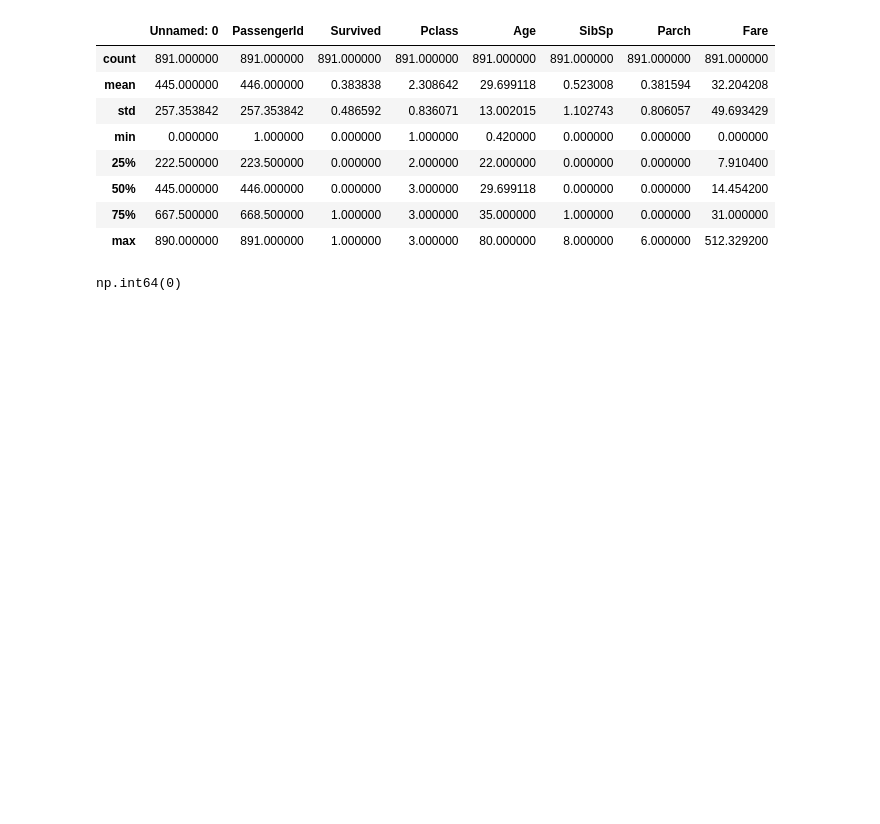
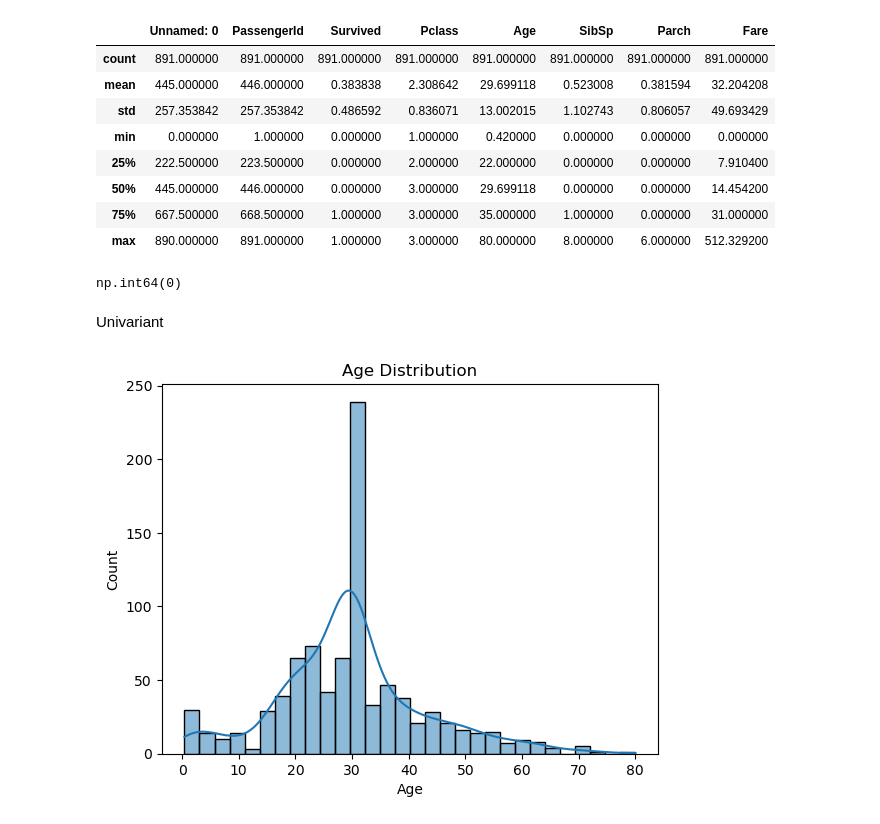
Before and after one commit to emmanuelakinadubi-source/ds-week1-emmanuel, a Jupyter notebook: src/notebooks/test.ipynb, the cells around one changed output. Saved outputs shown, nothing was run; the diff lists cells and outputs as text; code cells hidden in the pictures; blank space fills up the shorter version.

```diff
--- a/src/notebooks/test.ipynb
+++ b/src/notebooks/test.ipynb
@@ -109,3 +109,5 @@ df.describe()
 df['Age'].isna().sum()
 # %% [output]
 np.int64(0)
+# %% [markdown]
+Univariant
@@ -111,0 +117,6 @@ np.int64(0)
+# %%
+sns.histplot(df['Age'], kde=True)
+plt.title('Age Distribution')
+plt.show()
+# %% [output]
+[figure, added]
```
Also changed, not shown: parts of 12 cells of this notebook.
